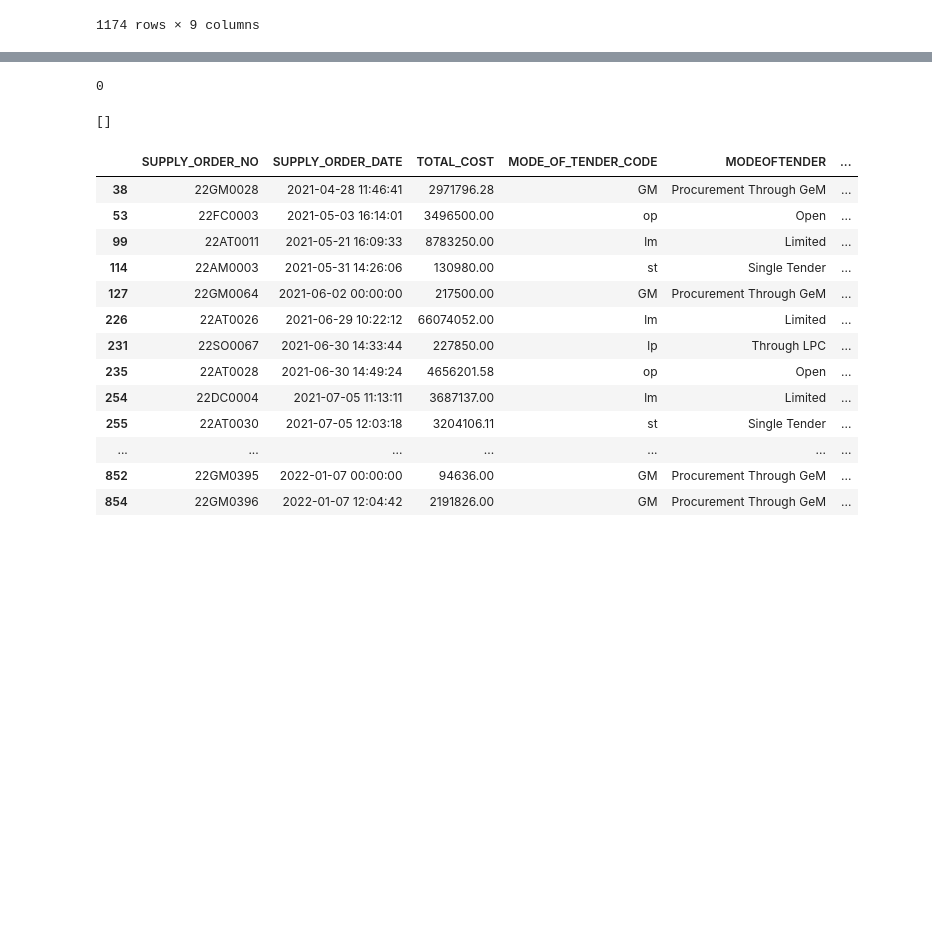
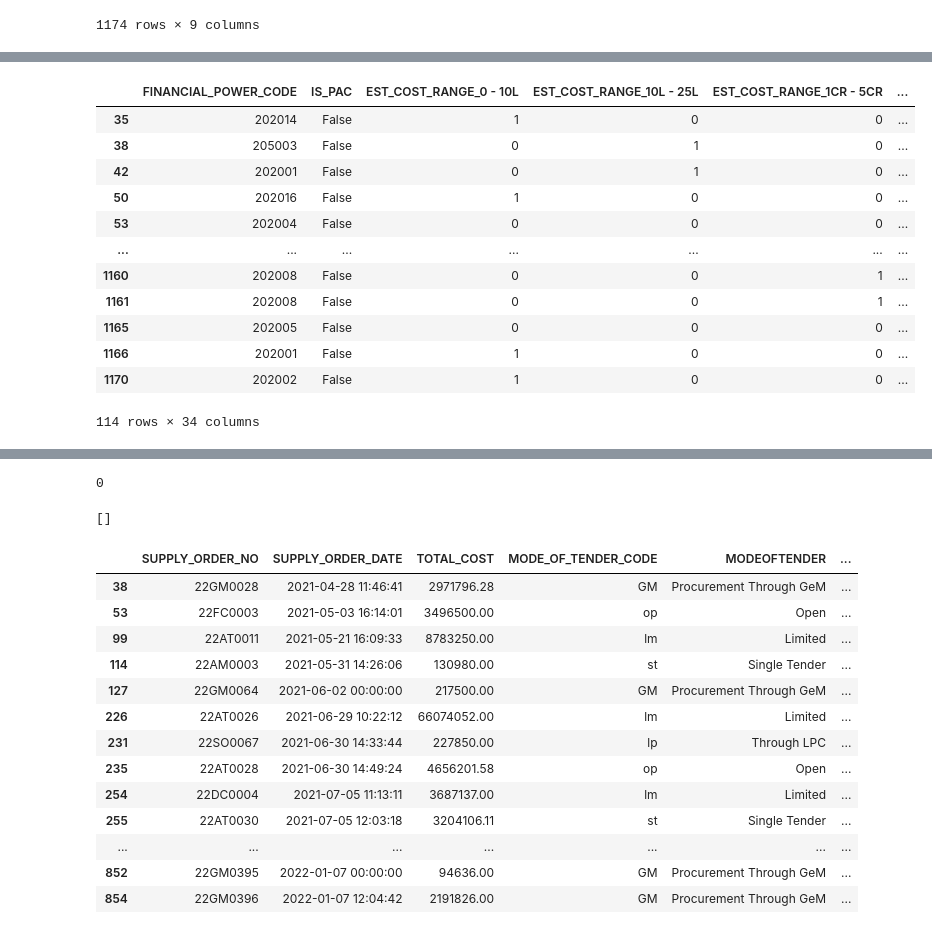
Before and after one commit to koushal2001/Procurement_Timeframe, a Jupyter notebook: BE_Project.ipynb, the cells around one changed output, grey strips where cells are left out. Drawn from its saved outputs; the diff is of its cells as text; code cells hidden in the pictures; blank space fills up the shorter version.

```diff
--- a/BE_Project.ipynb
+++ b/BE_Project.ipynb
@@ -194,0 +204,17 @@ from apyori import apriori
+# %%
+new_df_1_temp = pd.get_dummies(new_df1)
+new_df_1_temp
+# %% [output]
+|  | FINANCIAL_POWER_CODE | IS_PAC | EST_COST_RANGE_0 - 10L | EST_COST_RANGE_10L - 25L | EST_COST_RANGE_1CR - 5CR | ... |
+| 35 | 202014 | False | 1 | 0 | 0 | ... |
+| 38 | 205003 | False | 0 | 1 | 0 | ... |
+| 42 | 202001 | False | 0 | 1 | 0 | ... |
+| 50 | 202016 | False | 1 | 0 | 0 | ... |
+| 53 | 202004 | False | 0 | 0 | 0 | ... |
+| ... | ... | ... | ... | ... | ... | ... |
+| 1160 | 202008 | False | 0 | 0 | 1 | ... |
+| 1161 | 202008 | False | 0 | 0 | 1 | ... |
+| 1165 | 202005 | False | 0 | 0 | 0 | ... |
+| 1166 | 202001 | False | 1 | 0 | 0 | ... |
+| 1170 | 202002 | False | 1 | 0 | 0 | ... |
+114 rows × 34 columns
```
Also changed, not shown: parts of 13 cells of this notebook.
